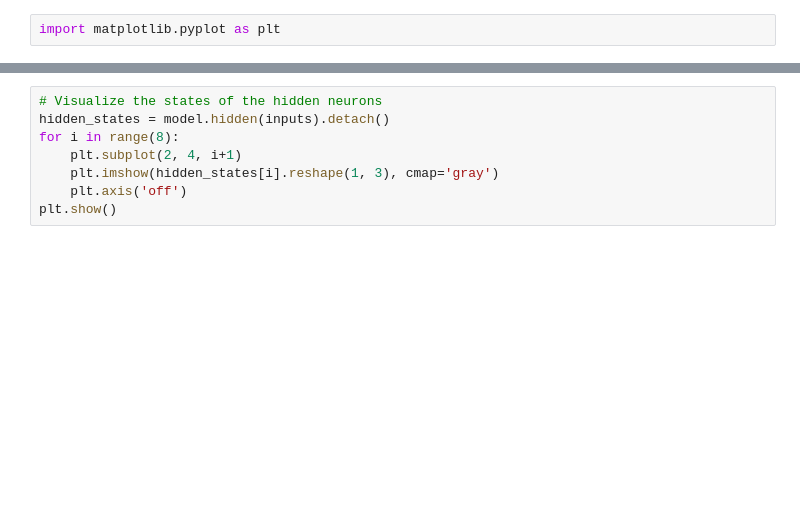
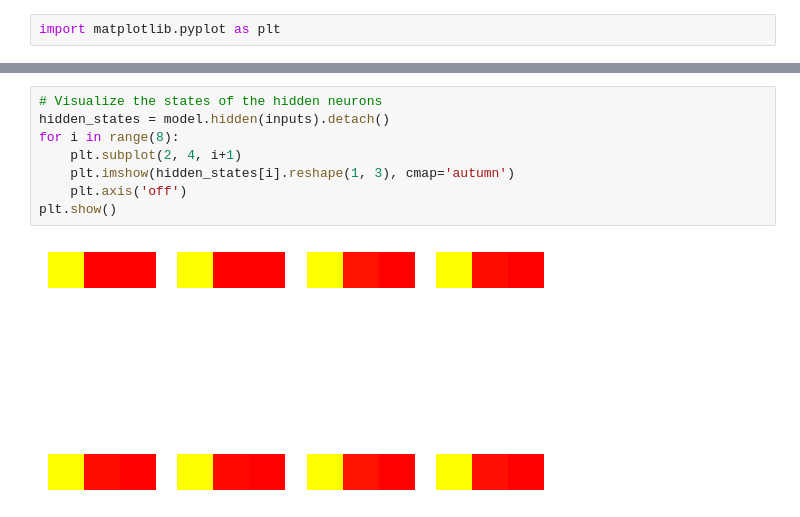
Before and after one commit to FreddieHorn/MLP-from-scratch, a Jupyter notebook: encoder_decoder/encoder_decoder.ipynb, the cells around one changed output, grey strips where cells are left out. Drawn from its saved outputs; the diff is of its cells as text; blank space fills up the shorter version.

```diff
--- a/encoder_decoder/encoder_decoder.ipynb
+++ b/encoder_decoder/encoder_decoder.ipynb
@@ -127,8 +132,10 @@ Output: tensor([[1.5609e-01, 1.5290e-01, 1.6570e-01, 1.5807e-01, 6.8846e-02, 7.9
 # %%
 # Visualize the states of the hidden neurons
 hidden_states = model.hidden(inputs).detach()
 for i in range(8):
     plt.subplot(2, 4, i+1)
-    plt.imshow(hidden_states[i].reshape(1, 3), cmap='gray')
+    plt.imshow(hidden_states[i].reshape(1, 3), cmap='autumn')
     plt.axis('off')
 plt.show()
+# %% [output]
+[figure, added]
```
Also changed, not shown: parts of 20 cells of this notebook.
